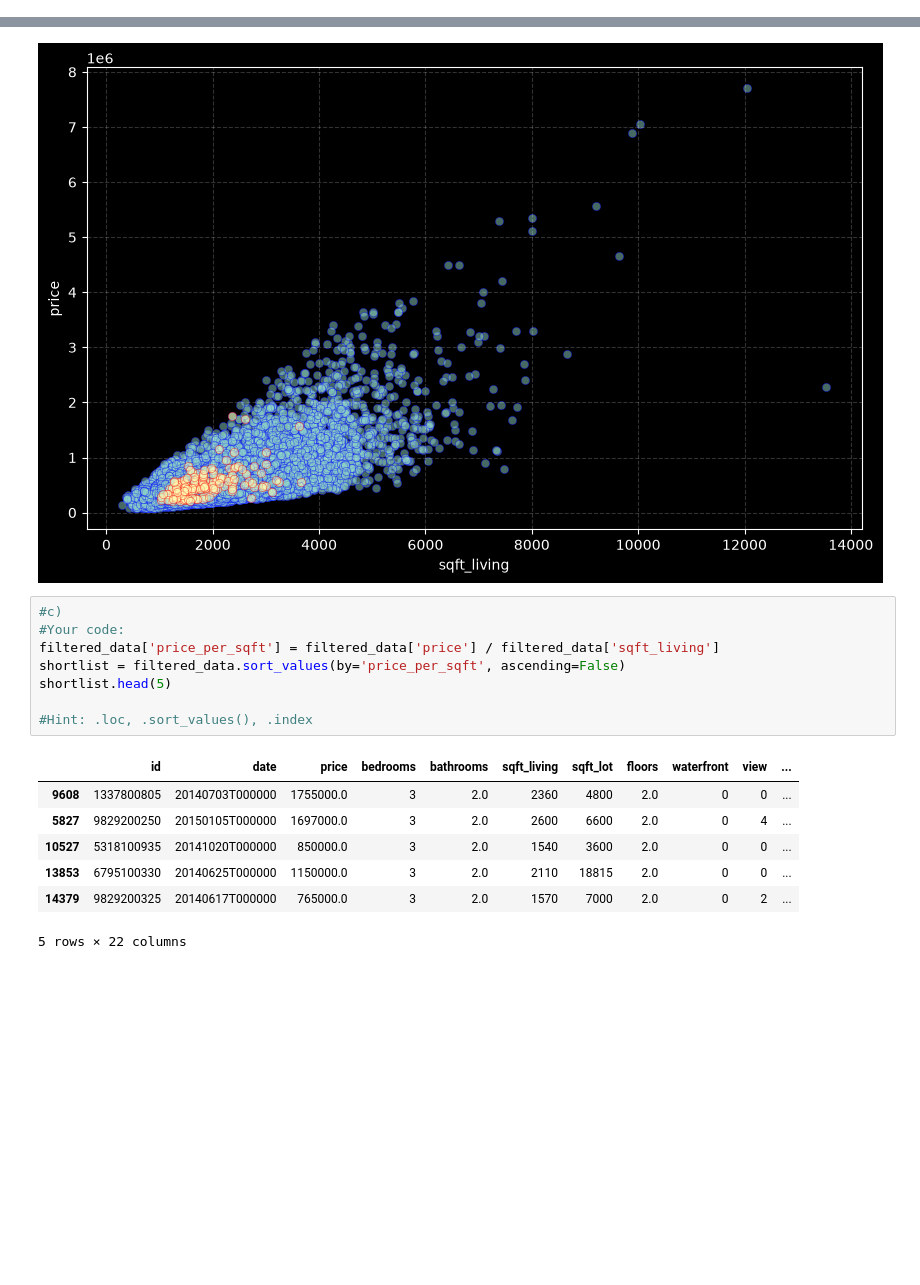
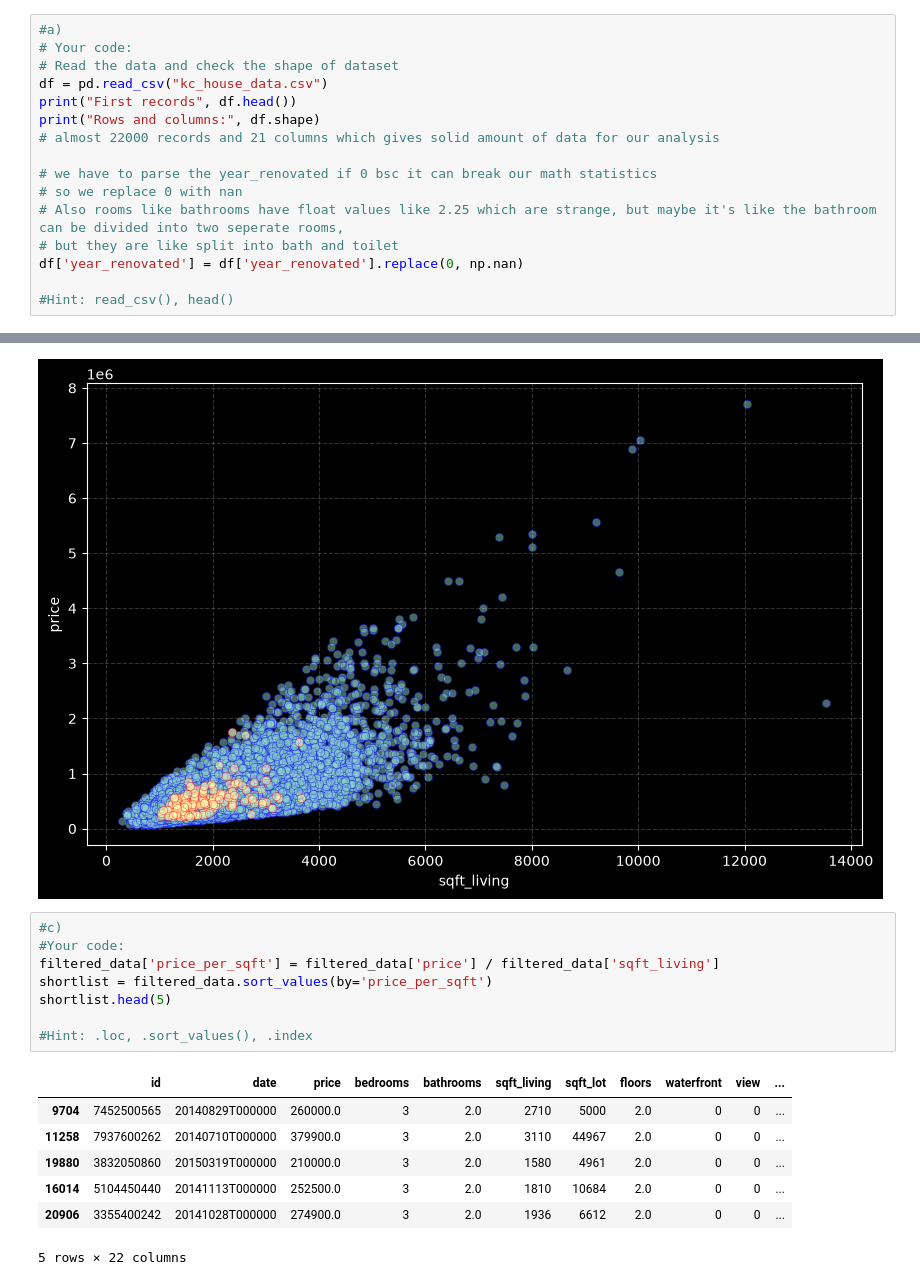
Before and after one commit to Maxiur/DataScience, a Jupyter notebook: Task1/Assignment_DataExploration_without_code.ipynb, the cells around one changed output, grey strips where cells are left out. Saved outputs shown, nothing was run; the diff lists cells and outputs as text; blank space fills up the shorter version.

```diff
--- a/Task1/Assignment_DataExploration_without_code.ipynb
+++ b/Task1/Assignment_DataExploration_without_code.ipynb
@@ -20,0 +10,16 @@ Rows and columns: (21613, 21)
+# %%
+#a)
+# Your code:
+# Read the data and check the shape of dataset
+df = pd.read_csv("kc_house_data.csv")
+print("First records", df.head())
+print("Rows and columns:", df.shape)
+# almost 22000 records and 21 columns which gives solid amount of data for our analysis
+
+# we have to parse the year_renovated if 0 bsc it can break our math statistics
+# so we replace 0 with nan
+# Also rooms like bathrooms have float values like 2.25 which are strange, but maybe it's like the bathroom can be divided into two seperate rooms,
+# but they are like split into bath and toilet
+df['year_renovated'] = df['year_renovated'].replace(0, np.nan)
+
+#Hint: read_csv(), head()
@@ -185,16 +227,16 @@ plt.show()
 # %%
 #c)
 #Your code:
 filtered_data['price_per_sqft'] = filtered_data['price'] / filtered_data['sqft_living']
-shortlist = filtered_data.sort_values(by='price_per_sqft', ascending=False)
+shortlist = filtered_data.sort_values(by='price_per_sqft')
 shortlist.head(5)
 
 #Hint: .loc, .sort_values(), .index
 # %% [output]
 |  | id | date | price | bedrooms | bathrooms | sqft_living | sqft_lot | floors | waterfront | view | ... |
-| 9608 | 1337800805 | 20140703T000000 | 1755000.0 | 3 | 2.0 | 2360 | 4800 | 2.0 | 0 | 0 | ... |
-| 5827 | 9829200250 | 20150105T000000 | 1697000.0 | 3 | 2.0 | 2600 | 6600 | 2.0 | 0 | 4 | ... |
-| 10527 | 5318100935 | 20141020T000000 | 850000.0 | 3 | 2.0 | 1540 | 3600 | 2.0 | 0 | 0 | ... |
-| 13853 | 6795100330 | 20140625T000000 | 1150000.0 | 3 | 2.0 | 2110 | 18815 | 2.0 | 0 | 0 | ... |
-| 14379 | 9829200325 | 20140617T000000 | 765000.0 | 3 | 2.0 | 1570 | 7000 | 2.0 | 0 | 2 | ... |
+| 9704 | 7452500565 | 20140829T000000 | 260000.0 | 3 | 2.0 | 2710 | 5000 | 2.0 | 0 | 0 | ... |
+| 11258 | 7937600262 | 20140710T000000 | 379900.0 | 3 | 2.0 | 3110 | 44967 | 2.0 | 0 | 0 | ... |
+| 19880 | 3832050860 | 20150319T000000 | 210000.0 | 3 | 2.0 | 1580 | 4961 | 2.0 | 0 | 0 | ... |
+| 16014 | 5104450440 | 20141113T000000 | 252500.0 | 3 | 2.0 | 1810 | 10684 | 2.0 | 0 | 0 | ... |
+| 20906 | 3355400242 | 20141028T000000 | 274900.0 | 3 | 2.0 | 1936 | 6612 | 2.0 | 0 | 0 | ... |
 5 rows × 22 columns
```
Also changed, not shown: parts of 9 cells of this notebook.
